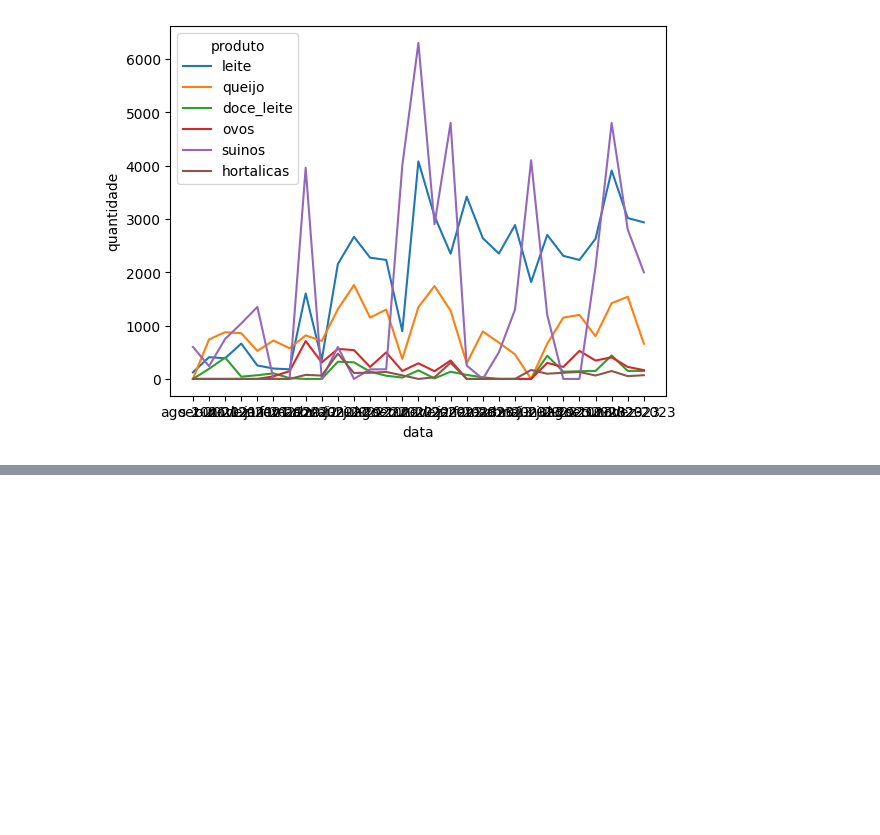
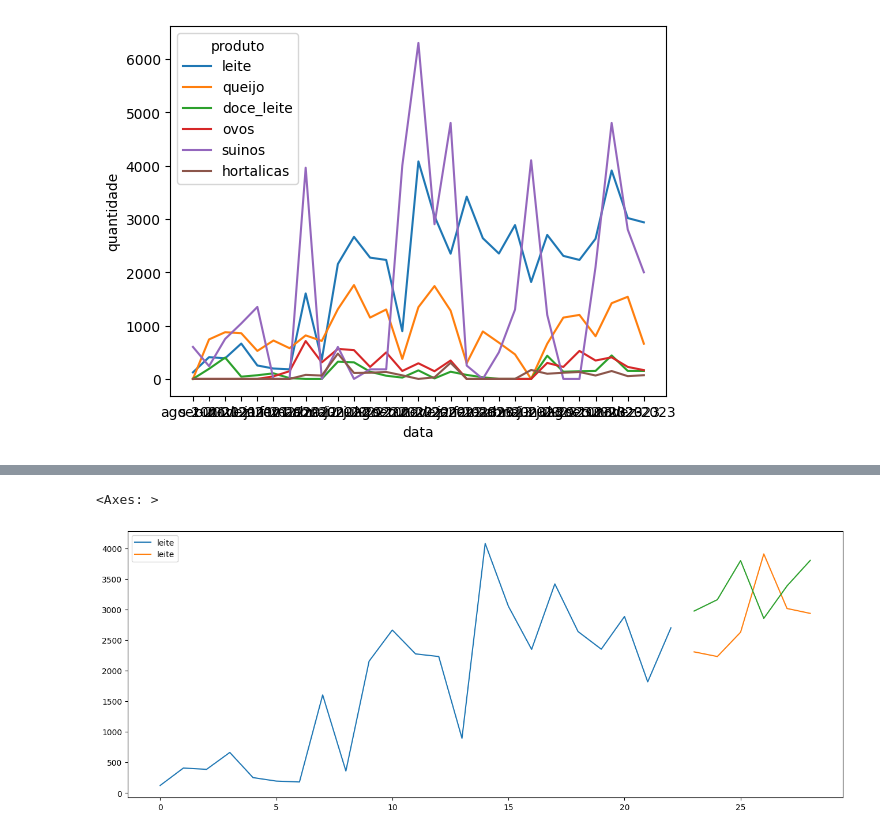
Before and after one commit to kylesonev/fazenda-coop, a Jupyter notebook: notebooks/02_EDA_vendas.ipynb, the cells around one changed output, grey strips where cells are left out. Saved outputs shown, nothing was run; the diff lists cells and outputs as text; code cells hidden in the pictures; blank space fills up the shorter version.

Commit message:
Inicio dos graficos de previsao

```diff
--- a/notebooks/02_EDA_vendas.ipynb
+++ b/notebooks/02_EDA_vendas.ipynb
@@ -130,0 +134,20 @@ sns.lineplot(data=df_melted, x='data', y='quantidade', hue='produto')
+# %%
+X = df.drop(columns=['leite', 'data'])
+y = df['leite']
+divisor_index = int(len(df) * 0.8)
+
+training_X = X.iloc[:divisor_index]
+test_X = X.iloc[divisor_index:]
+
+training_y = y.iloc[:divisor_index]
+test_y = y.iloc[divisor_index:]
+# %%
+model = auto_arima(y = training_y,
+                   x = training_X,
+                   m = 12)
+
+
+n_periodos = len(test_y)
+previsao = model.predict(n_periods=12, X=test_X)
+
+previsao
@@ -130,0 +162,7 @@ sns.lineplot(data=df_melted, x='data', y='quantidade', hue='produto')
+# %%
+training_y.plot(figsize=(16,6), legend=True)
+test_y.plot(legend=True)
+previsao.plot()
+# %% [output]
+<Axes: >
+[figure, added]
```
Also changed, not shown: parts of 3 cells of this notebook, 1 other file.
